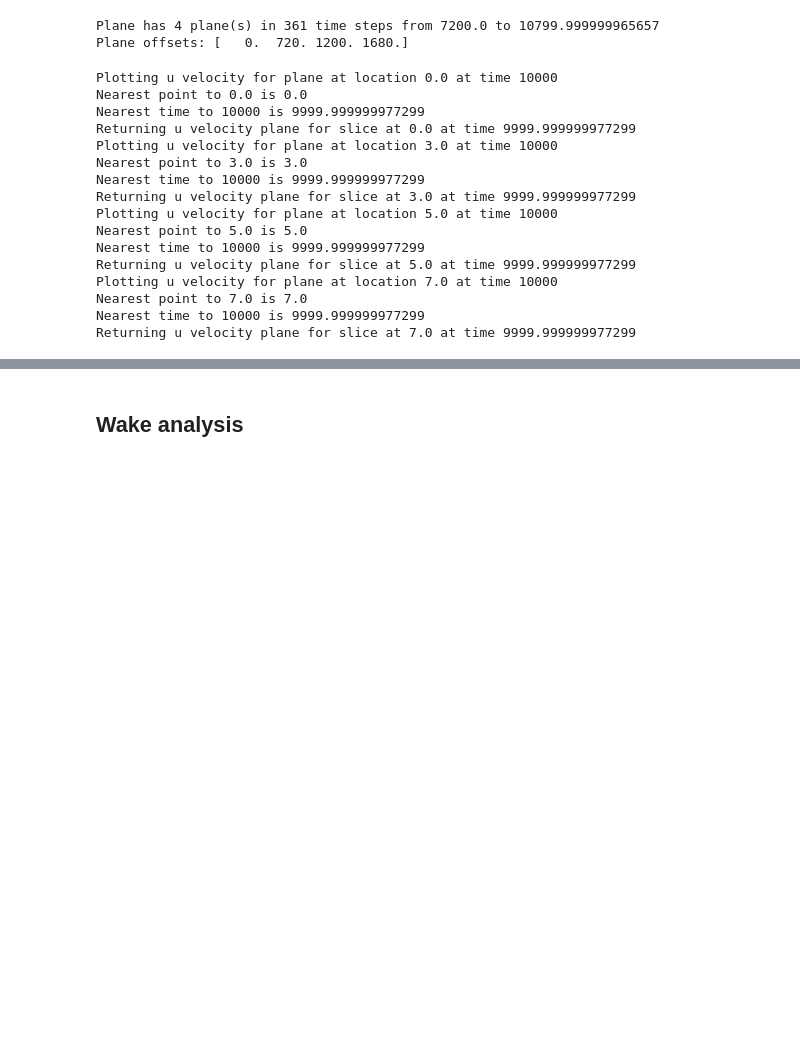
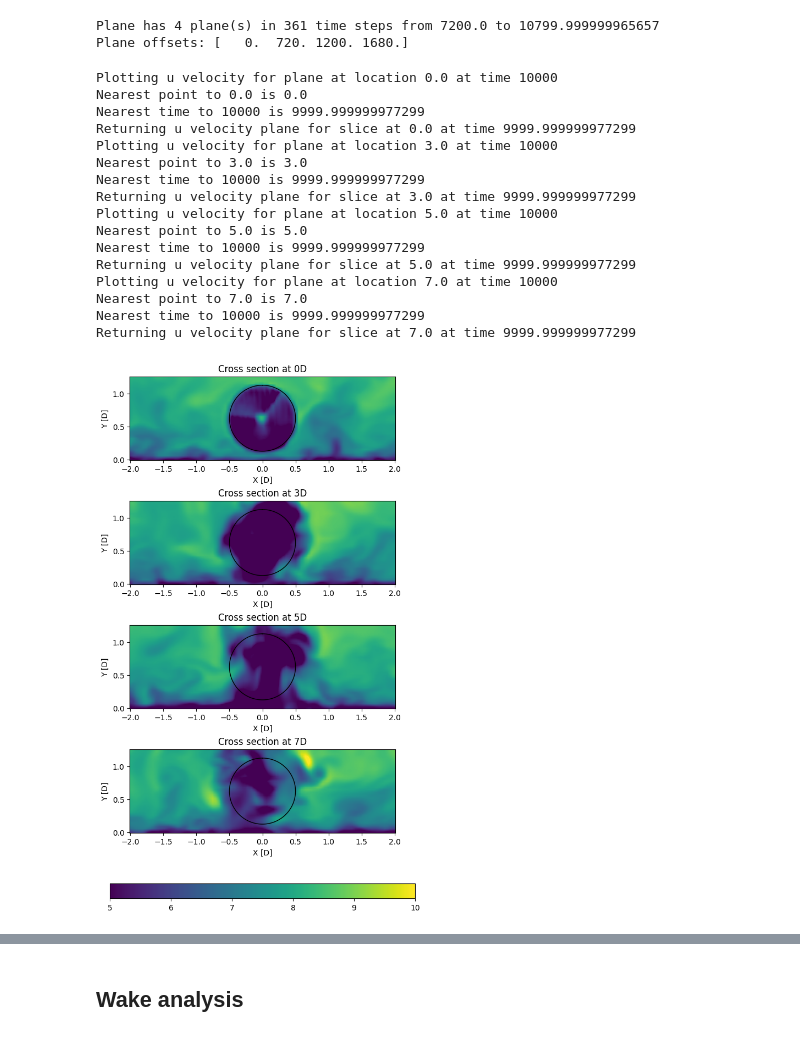
Before and after one commit to NREL/moa_python, a Jupyter notebook: example_post_processing/02_post_process_turbine_sim.ipynb, the cells around one changed output, grey strips where cells are left out. Cells and saved outputs as stored; diff of their text form; code cells hidden in the pictures; blank space fills up the shorter version.

```diff
--- a/example_post_processing/02_post_process_turbine_sim.ipynb
+++ b/example_post_processing/02_post_process_turbine_sim.ipynb
@@ -23,7 +23,8 @@ ver_plane_file = 'post_processing/samplingSlice14400.nc'
 ### Horizontal plane
 # %%
 full_filename_hor_plane = os.path.join(case_folder,hor_plane_file)
-hor_plane = Post_plane(full_filename_hor_plane, origin = [480,480,0])
+freq = 1
+hor_plane = Post_plane(full_filename_hor_plane, origin = [480,480,0], freq = freq)
 
 ## Turbine parameters
 D = 240
@@ -65,7 +66,7 @@ for n in range(Nturb):
 ### Vertical plane
 # %%
 full_filename_slice = os.path.join(case_folder,ver_plane_file)
-ver_plane = Post_plane(full_filename_slice)
+ver_plane = Post_plane(full_filename_slice, freq)
 
 # Set origin and scale to rotor diameter
 ver_plane.set_origin(center='x')
@@ -76,30 +77,28 @@ Plane offsets: [   0.  720. 1200. 1680.]
 # %%
 fig,ax = plt.subplots(ver_plane.z_N, 1, figsize = (6,10), constrained_layout = True)
 for n in range(ver_plane.z_N):
-    ax[n] = ver_plane.plot_plane(ver_plane.z[n], t, ax = ax[n], vmin=5., vmax=11.)
+    ax[n] = ver_plane.plot_plane(ver_plane.z[n], t, ax = ax[n], vmin=5., vmax=10.)
     ver_plane.plot_turbine(turb_loc = [0, hub_height/D], plane = 'yz')
     ax[n].set_title(f'Cross section at {int(ver_plane.z[n])}D')
-    im = [obj for obj in ax[n].get_children() if isinstance(obj, mpl.collections.Collection)][0]
-    if im:
-        im.colorbar.remove()
-fig.colorbar(im,ax=ax,location='bottom');
+fig.colorbar(im, ax=ax, location='bottom');
 # %% [output]
 Plotting u velocity for plane at location 0.0 at time 10000
 Nearest point to 0.0 is 0.0
 Nearest time to 10000 is 9999.999999977299
 Returning u velocity plane for slice at 0.0 at time 9999.999999977299
 Plotting u velocity for plane at location 3.0 at time 10000
 Nearest point to 3.0 is 3.0
 Nearest time to 10000 is 9999.999999977299
 Returning u velocity plane for slice at 3.0 at time 9999.999999977299
 Plotting u velocity for plane at location 5.0 at time 10000
 Nearest point to 5.0 is 5.0
 Nearest time to 10000 is 9999.999999977299
 Returning u velocity plane for slice at 5.0 at time 9999.999999977299
 Plotting u velocity for plane at location 7.0 at time 10000
 Nearest point to 7.0 is 7.0
 Nearest time to 10000 is 9999.999999977299
 Returning u velocity plane for slice at 7.0 at time 9999.999999977299
+[figure, added]
 # %%
 fig,ax = plt.subplots(ver_plane.z_N, 1, figsize = (6,10), constrained_layout = True)
 for n in range(ver_plane.z_N):
```
Also changed, not shown: parts of 8 cells of this notebook, 4 other files.
